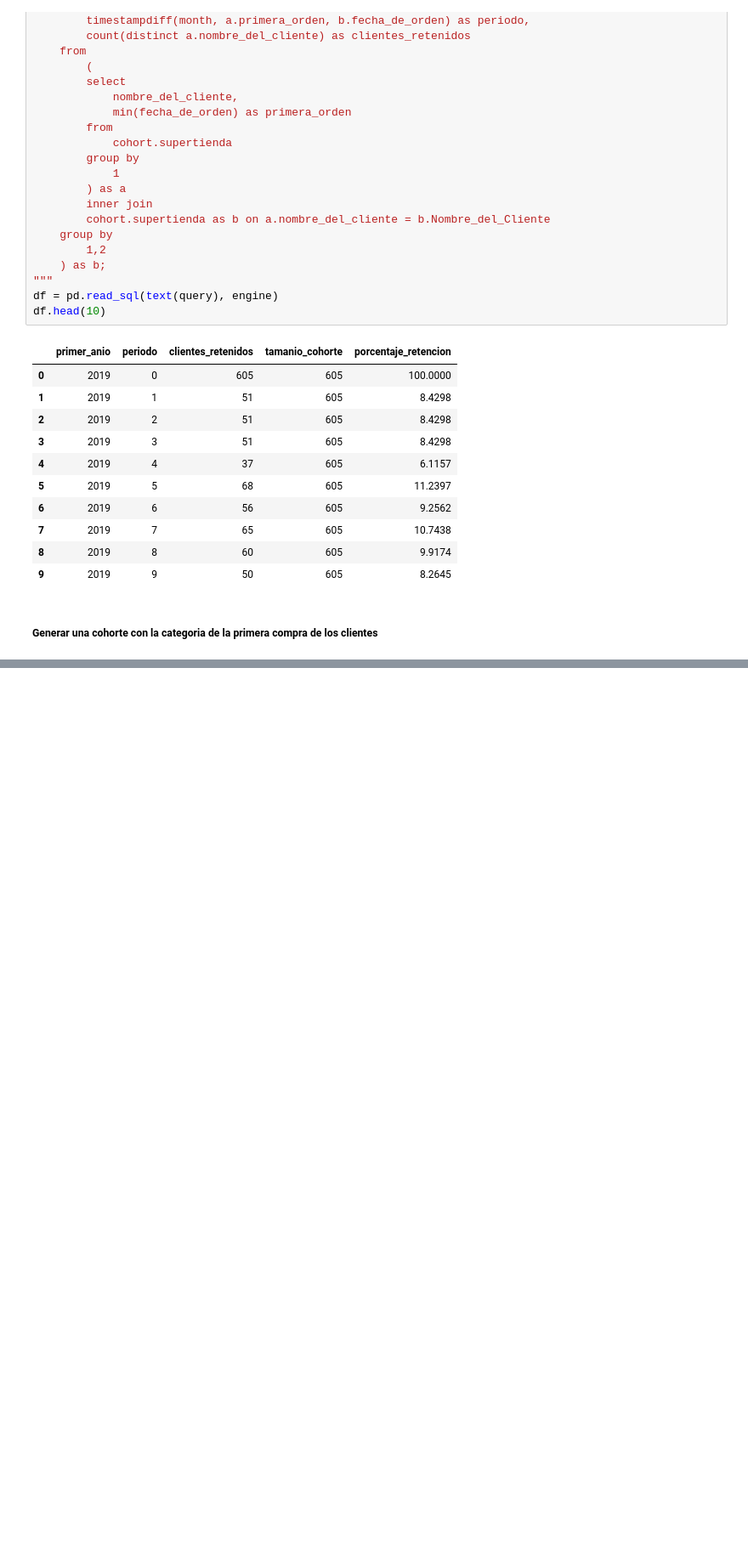
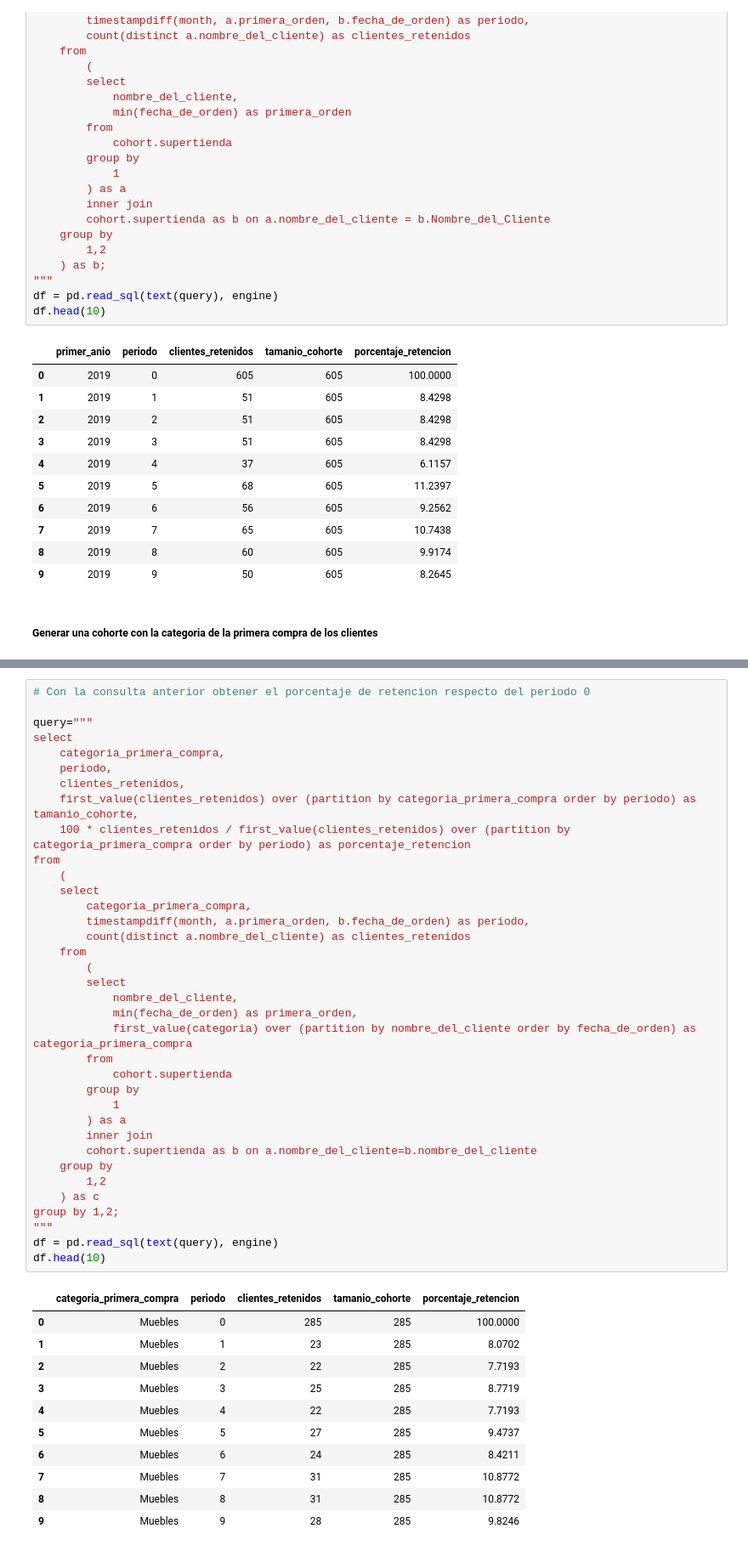
Before and after one commit to user14721068/SQL, a Jupyter notebook: 4 Análisis de Cohorte.ipynb, the cells around one changed output, grey strips where cells are left out. Shown at 85% size. Drawn from its saved outputs; the diff is of its cells as text; blank space fills up the shorter version.

```diff
--- a/4 Análisis de Cohorte.ipynb
+++ b/4 Análisis de Cohorte.ipynb
@@ -636,0 +682,48 @@ select
+# %%
+# Con la consulta anterior obtener el porcentaje de retencion respecto del periodo 0
+
+query="""
+select
+    categoria_primera_compra,
+    periodo,
+    clientes_retenidos,
+    first_value(clientes_retenidos) over (partition by categoria_primera_compra order by periodo) as tamanio_cohorte,
+    100 * clientes_retenidos / first_value(clientes_retenidos) over (partition by categoria_primera_compra order by periodo) as porcentaje_retencion
+from
+    (
+    select
+        categoria_primera_compra,
+        timestampdiff(month, a.primera_orden, b.fecha_de_orden) as periodo,
+        count(distinct a.nombre_del_cliente) as clientes_retenidos
+    from
+        (
+        select
+            nombre_del_cliente,
+            min(fecha_de_orden) as primera_orden,
+            first_value(categoria) over (partition by nombre_del_cliente order by fecha_de_orden) as categoria_primera_compra
+        from
+            cohort.supertienda
+        group by
+            1
+        ) as a
+        inner join
+        cohort.supertienda as b on a.nombre_del_cliente=b.nombre_del_cliente
+    group by
+        1,2
+    ) as c
+group by 1,2;
+"""
+df = pd.read_sql(text(query), engine)
+df.head(10)
+# %% [output]
+|  | categoria_primera_compra | periodo | clientes_retenidos | tamanio_cohorte | porcentaje_retencion |
+| 0 | Muebles | 0 | 285 | 285 | 100.0000 |
+| 1 | Muebles | 1 | 23 | 285 | 8.0702 |
+| 2 | Muebles | 2 | 22 | 285 | 7.7193 |
+| 3 | Muebles | 3 | 25 | 285 | 8.7719 |
+| 4 | Muebles | 4 | 22 | 285 | 7.7193 |
+| 5 | Muebles | 5 | 27 | 285 | 9.4737 |
+| 6 | Muebles | 6 | 24 | 285 | 8.4211 |
+| 7 | Muebles | 7 | 31 | 285 | 10.8772 |
+| 8 | Muebles | 8 | 31 | 285 | 10.8772 |
+| 9 | Muebles | 9 | 28 | 285 | 9.8246 |
```
Also changed, not shown: parts of 7 cells of this notebook.
